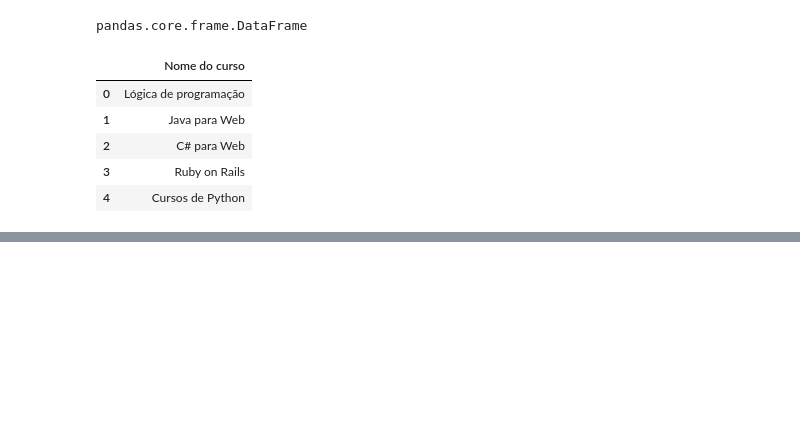
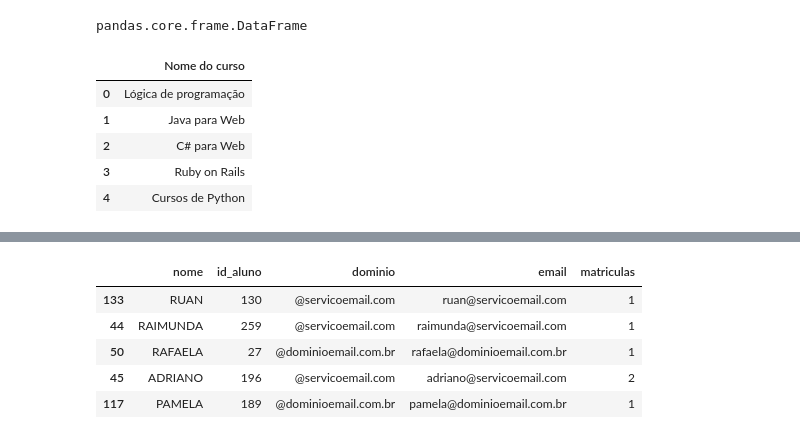
Before and after one commit to strngrthnall/Python-Pandas, a Jupyter notebook: Cruso Pandas IO/Pandas IO.ipynb, the cells around one changed output, grey strips where cells are left out. Cells and saved outputs as stored; diff of their text form; code cells hidden in the pictures; blank space fills up the shorter version.

```diff
--- a/Cruso Pandas IO/Pandas IO.ipynb
+++ b/Cruso Pandas IO/Pandas IO.ipynb
@@ -111,0 +160,9 @@ cursos.head()
+# %%
+nomes.sample(5)
+# %% [output]
+|  | nome | id_aluno | dominio | email | matriculas |
+| 133 | RUAN | 130 | @servicoemail.com | ruan@servicoemail.com | 1 |
+| 44 | RAIMUNDA | 259 | @servicoemail.com | raimunda@servicoemail.com | 1 |
+| 50 | RAFAELA | 27 | @dominioemail.com.br | rafaela@dominioemail.com.br | 1 |
+| 45 | ADRIANO | 196 | @servicoemail.com | adriano@servicoemail.com | 2 |
+| 117 | PAMELA | 189 | @dominioemail.com.br | pamela@dominioemail.com.br | 1 |
```
Also changed, not shown: parts of 29 cells of this notebook.
